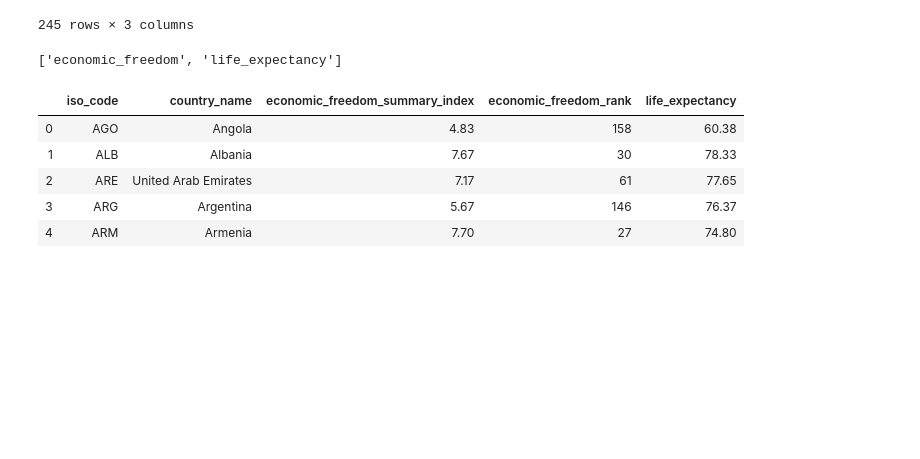
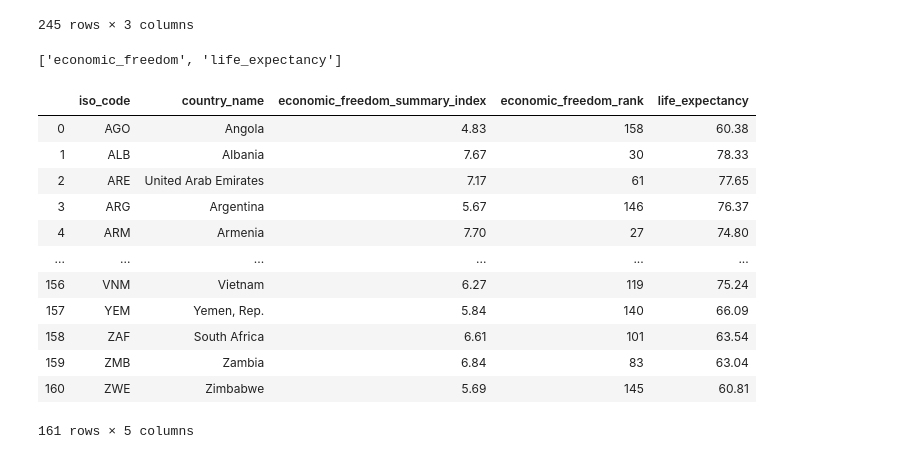
Before and after one commit to AlejandraRosa/ETL-Project, a Jupyter notebook: ETL-notebook.ipynb, the cells around one changed output. Saved outputs shown, nothing was run; the diff lists cells and outputs as text; code cells hidden in the pictures; blank space fills up the shorter version.

```diff
--- a/ETL-notebook.ipynb
+++ b/ETL-notebook.ipynb
@@ -108,18 +108,25 @@ economic_freedom.to_sql(name='economic_freedom', con=engine, if_exists='append',
 # %%
 query = """select economic_freedom.iso_code,
 economic_freedom.country_name,
 economic_freedom.economic_freedom_summary_index,
 economic_freedom.economic_freedom_rank,
 life_expectancy.life_expectancy
 from economic_freedom
 inner join life_expectancy on
 economic_freedom.iso_code = life_expectancy.iso_code"""
-query_final = pd.read_sql_query(query, con=engine).head()
+query_final = pd.read_sql_query(query, con=engine)
 query_final
 # %% [output]
 |  | iso_code | country_name | economic_freedom_summary_index | economic_freedom_rank | life_expectancy |
 | 0 | AGO | Angola | 4.83 | 158 | 60.38 |
 | 1 | ALB | Albania | 7.67 | 30 | 78.33 |
 | 2 | ARE | United Arab Emirates | 7.17 | 61 | 77.65 |
 | 3 | ARG | Argentina | 5.67 | 146 | 76.37 |
 | 4 | ARM | Armenia | 7.70 | 27 | 74.80 |
+| ... | ... | ... | ... | ... | ... |
+| 156 | VNM | Vietnam | 6.27 | 119 | 75.24 |
+| 157 | YEM | Yemen, Rep. | 5.84 | 140 | 66.09 |
+| 158 | ZAF | South Africa | 6.61 | 101 | 63.54 |
+| 159 | ZMB | Zambia | 6.84 | 83 | 63.04 |
+| 160 | ZWE | Zimbabwe | 5.69 | 145 | 60.81 |
+161 rows × 5 columns
```
Also changed, not shown: parts of 8 cells of this notebook.
